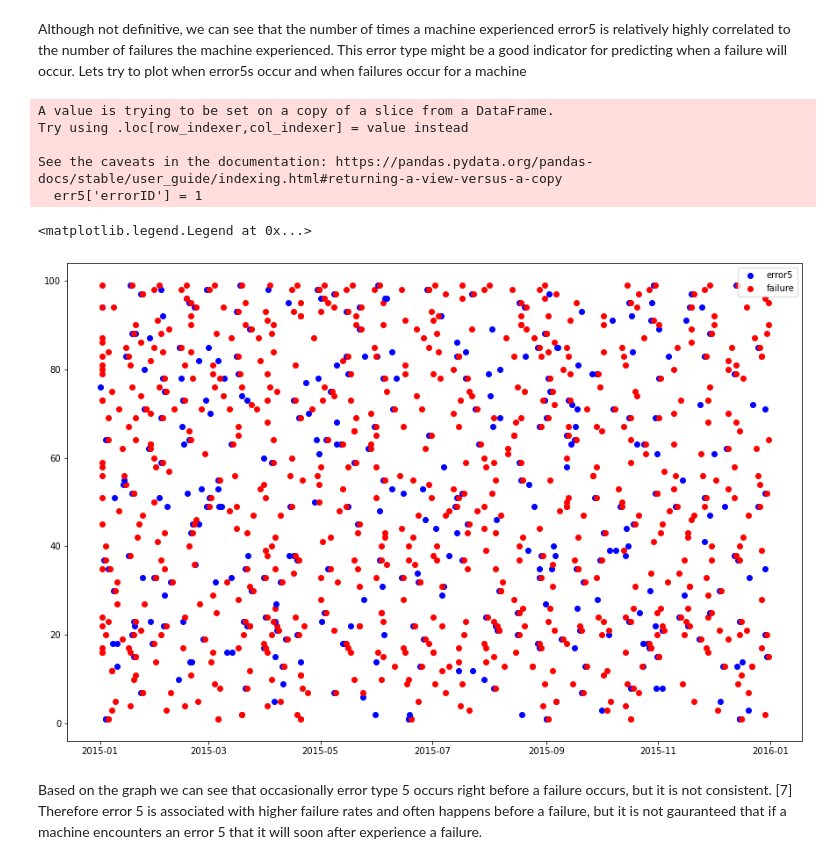
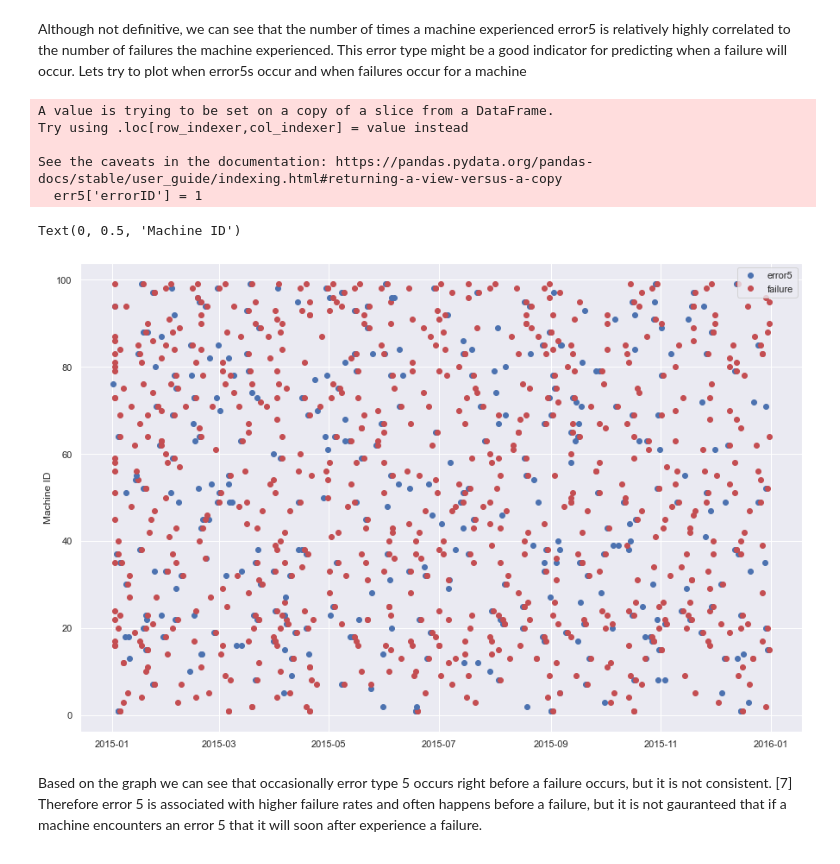
Before and after one commit to scosam/PredictiveMaintenance, a Jupyter notebook: notebooks/EDA.ipynb, the cells around one changed output. Cells and saved outputs as stored; diff of their text form; code cells hidden in the pictures.

```diff
--- a/notebooks/EDA.ipynb
+++ b/notebooks/EDA.ipynb
@@ -20,6 +20,7 @@ import matplotlib.pyplot as plt
 import scipy as sp
 import os
 import seaborn as sns
+sns.set_theme(context='notebook')
 import datetime as dt
 # %%
 wd = os.getcwd()
@@ -276,22 +277,23 @@ Although not definitive, we can see that the number of times a machine experienc
 # %%
 #err_log[err_log['errorID'] == 'error5'].merge(fail_log, how='outer', on=['machineID', 'datetime'])
 err5 = err_log[err_log['errorID'] == 'error5']
 err5['errorID'] = 1
 
 fig = plt.figure(figsize=(15,10))
 for m in np.linspace(1, 99, 100, dtype=int):
     plt.plot(err5[err5['machineID'] == m].datetime, m * err5[err5['machineID'] == m].errorID, marker='o', linestyle='', c='b')
     plt.plot(fail_log[fail_log['machineID'] == m].datetime, m * fail_log[fail_log['machineID'] == m].failure, marker='o', linestyle='', c='r')
 
 plt.legend(['error5', 'failure'])
+plt.ylabel('Machine ID')
 # %% [output]
 A value is trying to be set on a copy of a slice from a DataFrame.
 Try using .loc[row_indexer,col_indexer] = value instead
 
 See the caveats in the documentation: https://pandas.pydata.org/pandas-docs/stable/user_guide/indexing.html#returning-a-view-versus-a-copy
   err5['errorID'] = 1
-<matplotlib.legend.Legend at 0x...>
+Text(0, 0.5, 'Machine ID')
-[figure, old version]
+[figure, new version]
 # %% [markdown]
 Based on the graph we can see that occasionally error type 5 occurs right before a failure occurs, but it is not consistent. [7] Therefore error 5 is associated with higher failure rates and often happens before a failure, but it is not gauranteed that if a machine encounters an error 5 that it will soon after experience a failure.
 # %%
```
Also changed, not shown: parts of 26 cells of this notebook.
